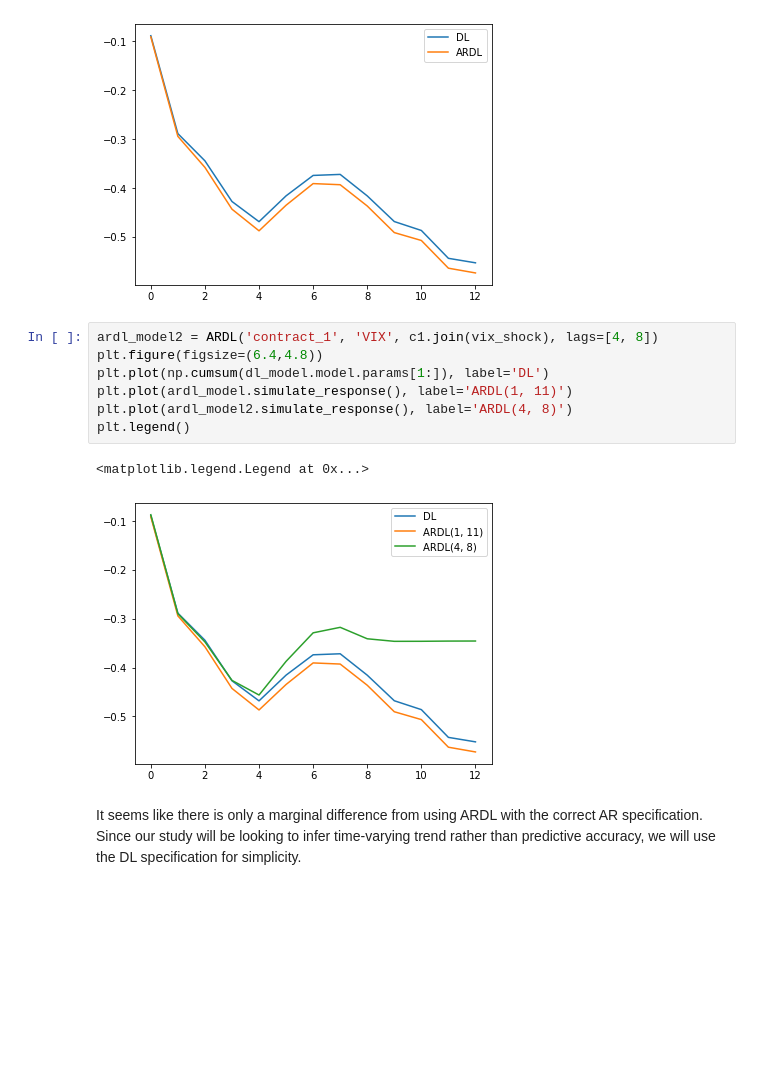
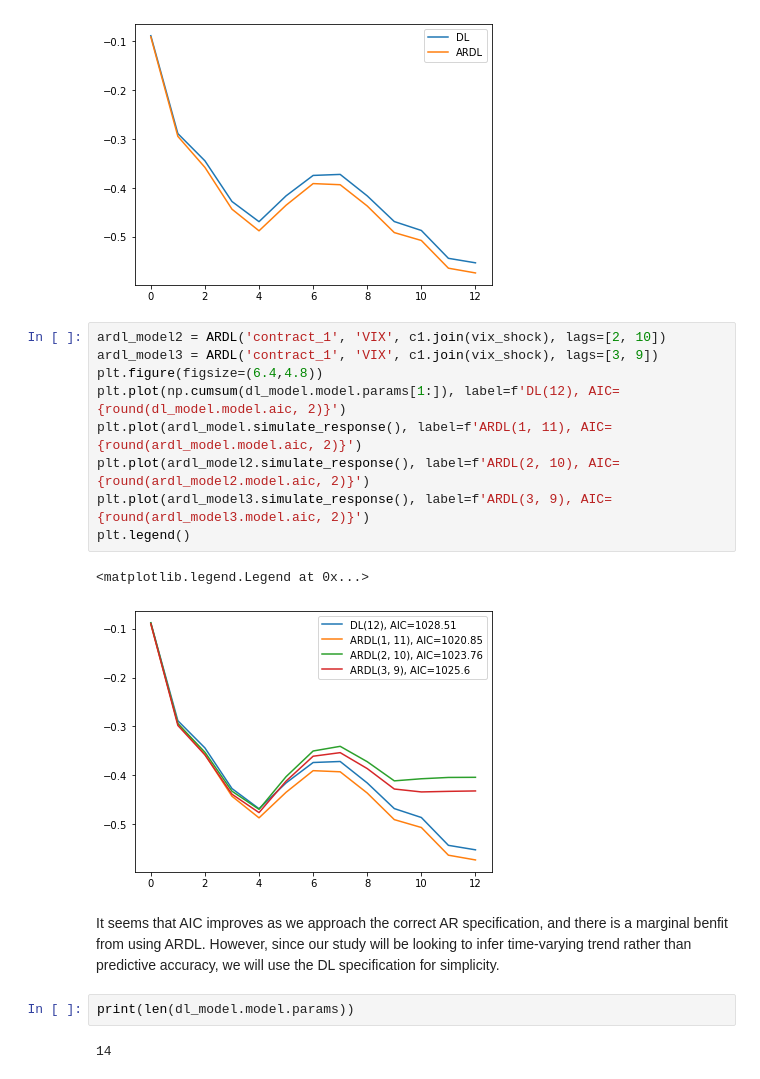
Before and after one commit to t0nychn/UG_thesis, a Jupyter notebook: DL vs ARDL.ipynb, the cells around one changed output. Saved outputs shown, nothing was run; the diff lists cells and outputs as text; blank space fills up the shorter version.

```diff
--- a/DL vs ARDL.ipynb
+++ b/DL vs ARDL.ipynb
@@ -158,14 +158,20 @@ plt.legend()
 <matplotlib.legend.Legend at 0x...>
 [figure]
 # %%
-ardl_model2 = ARDL('contract_1', 'VIX', c1.join(vix_shock), lags=[4, 8])
+ardl_model2 = ARDL('contract_1', 'VIX', c1.join(vix_shock), lags=[2, 10])
+ardl_model3 = ARDL('contract_1', 'VIX', c1.join(vix_shock), lags=[3, 9])
 plt.figure(figsize=(6.4,4.8))
-plt.plot(np.cumsum(dl_model.model.params[1:]), label='DL')
-plt.plot(ardl_model.simulate_response(), label='ARDL(1, 11)')
-plt.plot(ardl_model2.simulate_response(), label='ARDL(4, 8)')
+plt.plot(np.cumsum(dl_model.model.params[1:]), label=f'DL(12), AIC={round(dl_model.model.aic, 2)}')
+plt.plot(ardl_model.simulate_response(), label=f'ARDL(1, 11), AIC={round(ardl_model.model.aic, 2)}')
+plt.plot(ardl_model2.simulate_response(), label=f'ARDL(2, 10), AIC={round(ardl_model2.model.aic, 2)}')
+plt.plot(ardl_model3.simulate_response(), label=f'ARDL(3, 9), AIC={round(ardl_model3.model.aic, 2)}')
 plt.legend()
 # %% [output]
 <matplotlib.legend.Legend at 0x...>
-[figure, old version]
+[figure, new version]
 # %% [markdown]
-It seems like there is only a marginal difference from using ARDL with the correct AR specification. Since our study will be looking to infer time-varying trend rather than predictive accuracy, we will use the DL specification for simplicity.
+It seems that AIC improves as we approach the correct AR specification, and there is a marginal benfit from using ARDL. However, since our study will be looking to infer time-varying trend rather than predictive accuracy, we will use the DL specification for simplicity.
+# %%
+print(len(dl_model.model.params))
+# %% [output]
+14
```
Also changed, not shown: parts of 2 cells of this notebook, 3 other files.
